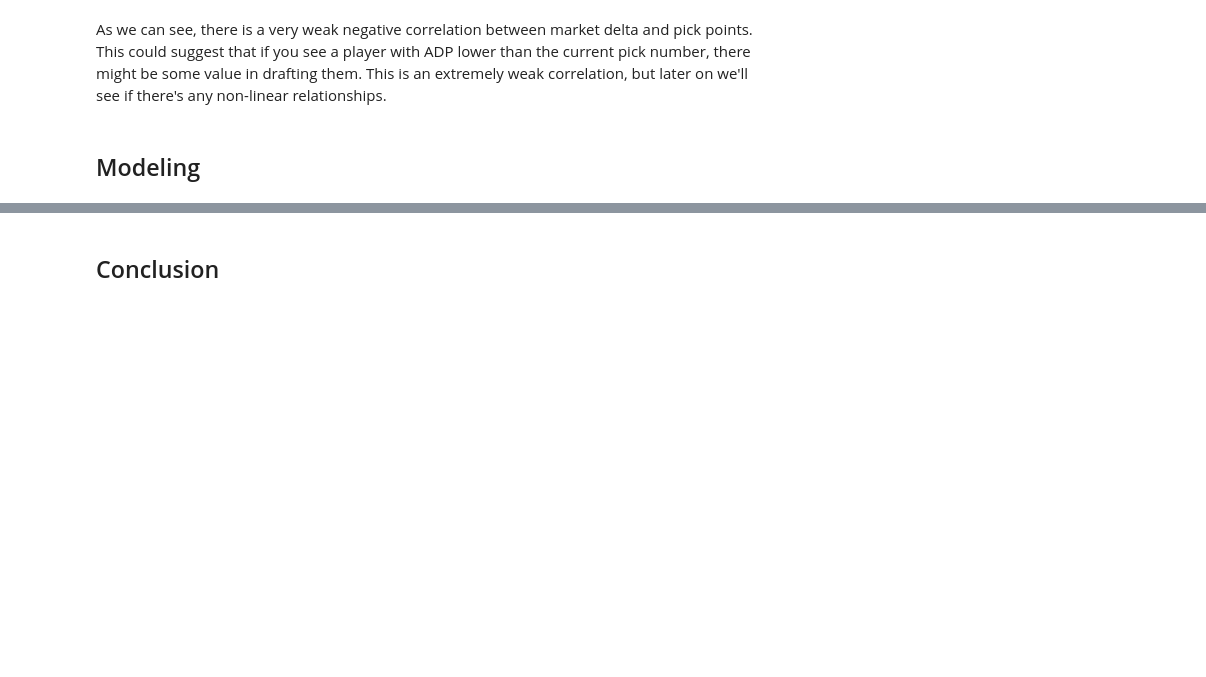
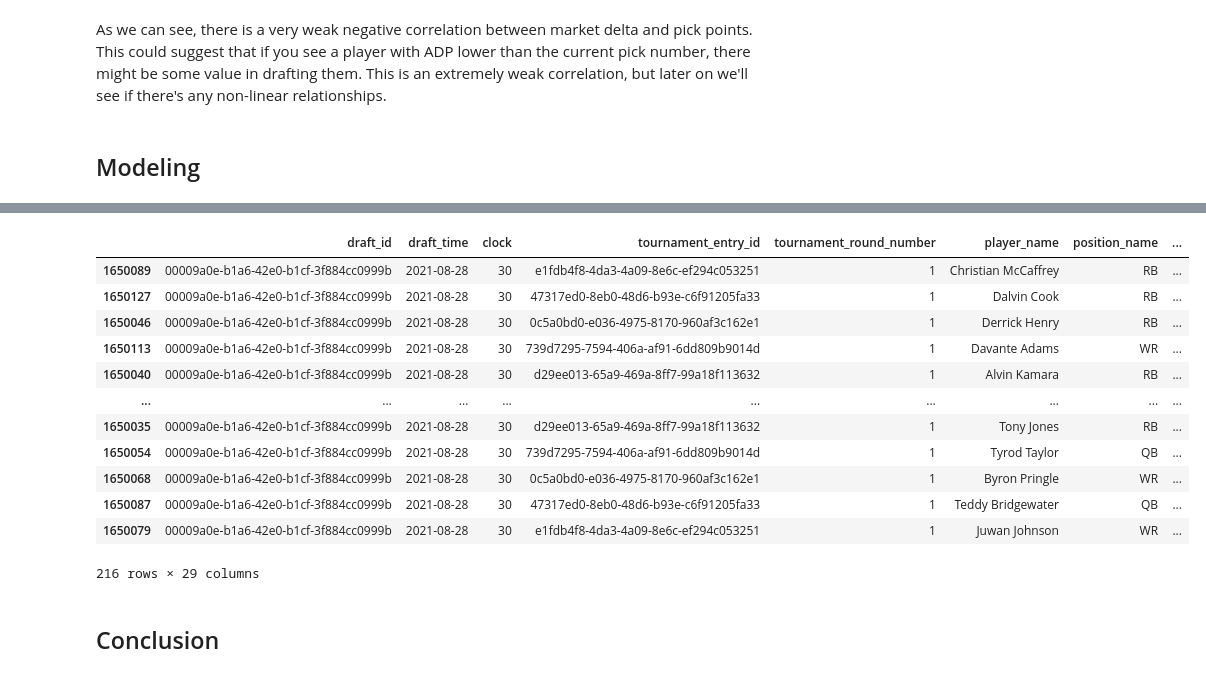
Before and after one commit to fantasydatapros/best-ball-data-bowl, a Jupyter notebook: submissions/Using Market Dynamics to Make the Playoffs in Best Ball Mania.ipynb, the cells around one changed output, grey strips where cells are left out. Saved outputs shown, nothing was run; the diff lists cells and outputs as text; code cells hidden in the pictures; blank space fills up the shorter version.

```diff
--- a/submissions/Using Market Dynamics to Make the Playoffs in Best Ball Mania.ipynb
+++ b/submissions/Using Market Dynamics to Make the Playoffs in Best Ball Mania.ipynb
@@ -265,0 +229,16 @@ shap.force_plot(explainer.expected_value[0],shap_values[0][0, :], X_test.iloc[0,
+# %%
+df[df['draft_id'] == '00009a0e-b1a6-42e0-b1cf-3f884cc0999b'].sort_values(['overall_pick_number'])
+# %% [output]
+|  | draft_id | draft_time | clock | tournament_entry_id | tournament_round_number | player_name | position_name | ... |
+| 1650089 | 00009a0e-b1a6-42e0-b1cf-3f884cc0999b | 2021-08-28 | 30 | e1fdb4f8-4da3-4a09-8e6c-ef294c053251 | 1 | Christian McCaffrey | RB | ... |
+| 1650127 | 00009a0e-b1a6-42e0-b1cf-3f884cc0999b | 2021-08-28 | 30 | 47317ed0-8eb0-48d6-b93e-c6f91205fa33 | 1 | Dalvin Cook | RB | ... |
+| 1650046 | 00009a0e-b1a6-42e0-b1cf-3f884cc0999b | 2021-08-28 | 30 | 0c5a0bd0-e036-4975-8170-960af3c162e1 | 1 | Derrick Henry | RB | ... |
+| 1650113 | 00009a0e-b1a6-42e0-b1cf-3f884cc0999b | 2021-08-28 | 30 | 739d7295-7594-406a-af91-6dd809b9014d | 1 | Davante Adams | WR | ... |
+| 1650040 | 00009a0e-b1a6-42e0-b1cf-3f884cc0999b | 2021-08-28 | 30 | d29ee013-65a9-469a-8ff7-99a18f113632 | 1 | Alvin Kamara | RB | ... |
+| ... | ... | ... | ... | ... | ... | ... | ... | ... |
+| 1650035 | 00009a0e-b1a6-42e0-b1cf-3f884cc0999b | 2021-08-28 | 30 | d29ee013-65a9-469a-8ff7-99a18f113632 | 1 | Tony Jones | RB | ... |
+| 1650054 | 00009a0e-b1a6-42e0-b1cf-3f884cc0999b | 2021-08-28 | 30 | 739d7295-7594-406a-af91-6dd809b9014d | 1 | Tyrod Taylor | QB | ... |
+| 1650068 | 00009a0e-b1a6-42e0-b1cf-3f884cc0999b | 2021-08-28 | 30 | 0c5a0bd0-e036-4975-8170-960af3c162e1 | 1 | Byron Pringle | WR | ... |
+| 1650087 | 00009a0e-b1a6-42e0-b1cf-3f884cc0999b | 2021-08-28 | 30 | 47317ed0-8eb0-48d6-b93e-c6f91205fa33 | 1 | Teddy Bridgewater | QB | ... |
+| 1650079 | 00009a0e-b1a6-42e0-b1cf-3f884cc0999b | 2021-08-28 | 30 | e1fdb4f8-4da3-4a09-8e6c-ef294c053251 | 1 | Juwan Johnson | WR | ... |
+216 rows × 29 columns
```
Also changed, not shown: parts of 9 cells of this notebook, 1 other file.
